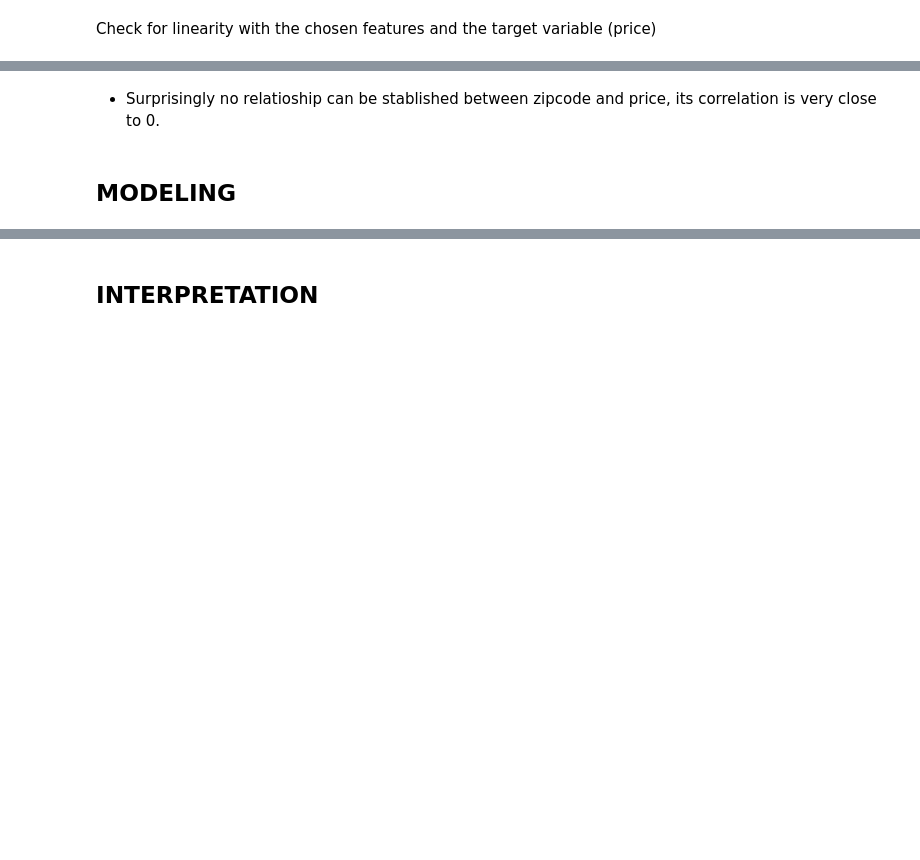
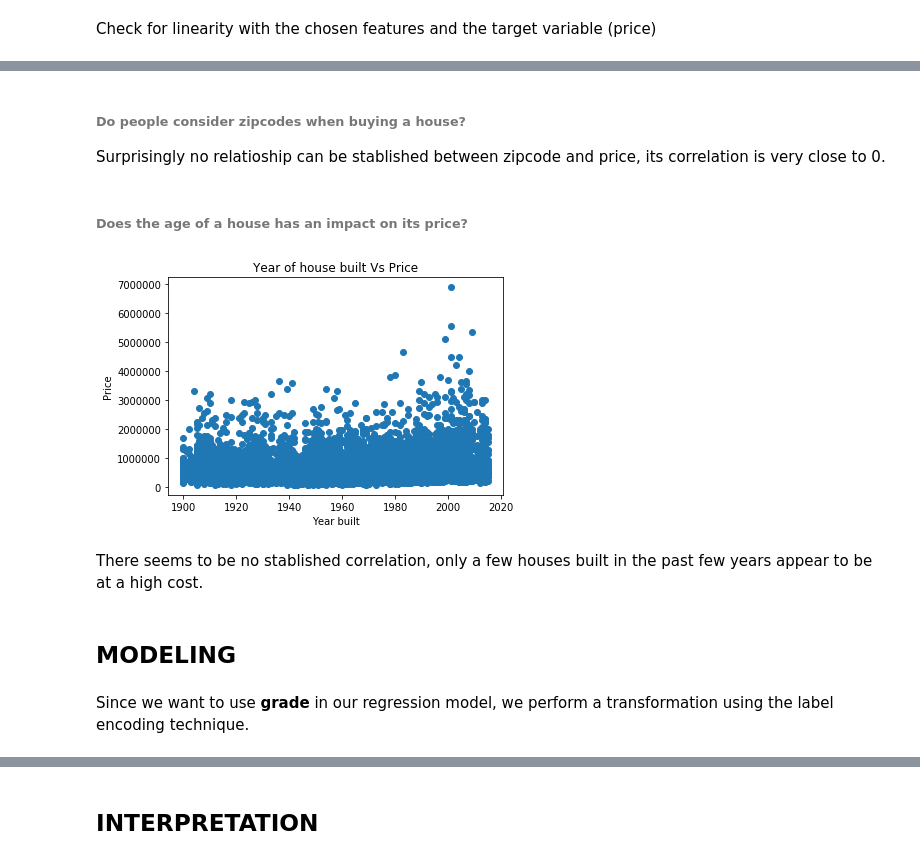
Before and after one commit to naquech-DS/dsc-1-final-project-online-ds-ft-112618, a Jupyter notebook: student.ipynb, the cells around one changed output, grey strips where cells are left out. Cells and saved outputs as stored; diff of their text form; code cells hidden in the pictures; blank space fills up the shorter version.

```diff
--- a/student.ipynb
+++ b/student.ipynb
@@ -712,4 +713,20 @@ plt.show()
 # %% [markdown]
-* Surprisingly no relatioship can be stablished between zipcode and price, its correlation is very close to 0.
+###### Do people consider zipcodes when buying a house?
+Surprisingly no relatioship can be stablished between zipcode and price, its correlation is very close to 0.
+# %% [markdown]
+
+###### Does the age of a house has an impact on its price?
+# %%
+
+plt.scatter(df.yr_built, df.price)
+plt.title('Year of house built Vs Price')
+plt.xlabel('Year built')
+plt.ylabel('Price');
+# %% [output]
+[figure, added]
+# %% [markdown]
+ There seems to be no stablished correlation, only a few houses built in the past few years appear to be at a high cost.
 # %% [markdown]
 ## MODELING
+# %% [markdown]
+Since we want to use <b>grade</b> in our regression model, we perform a transformation using the label encoding technique.
```
Also changed, not shown: parts of 13 cells of this notebook.
